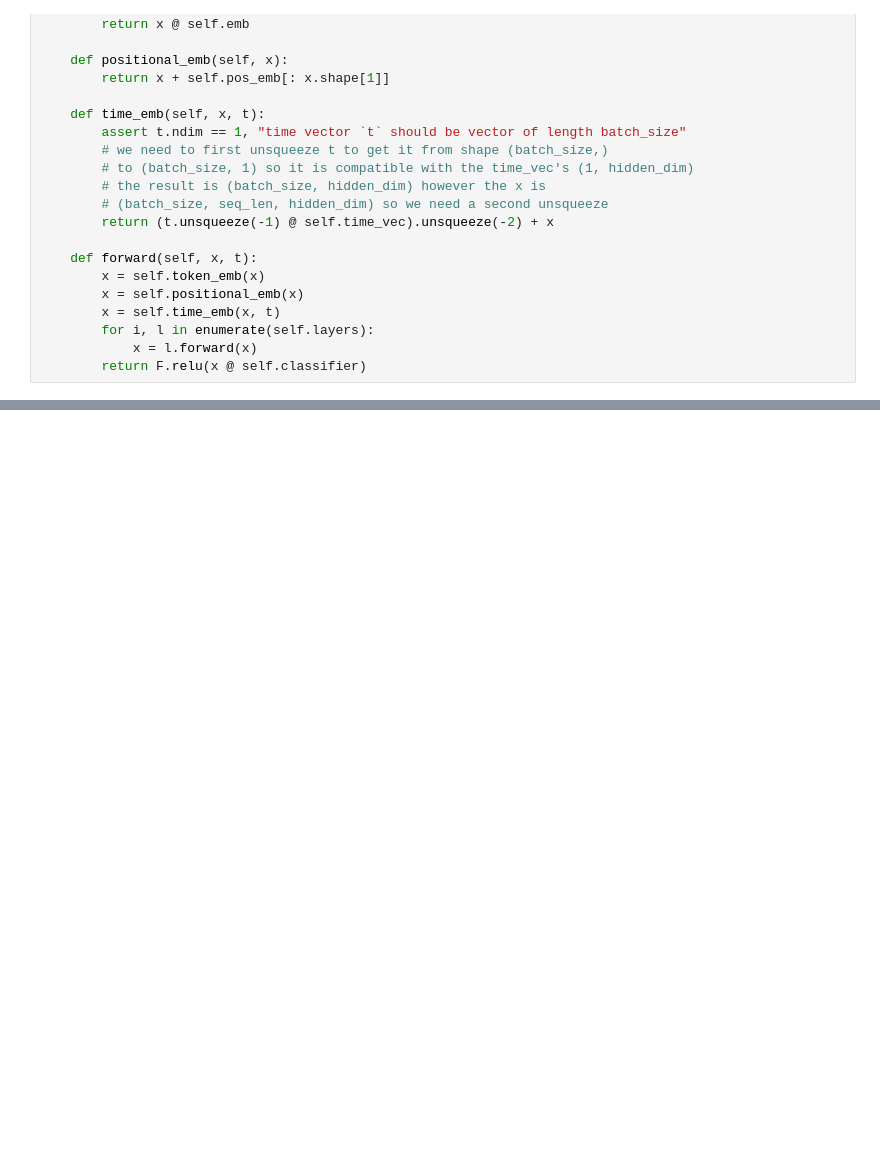
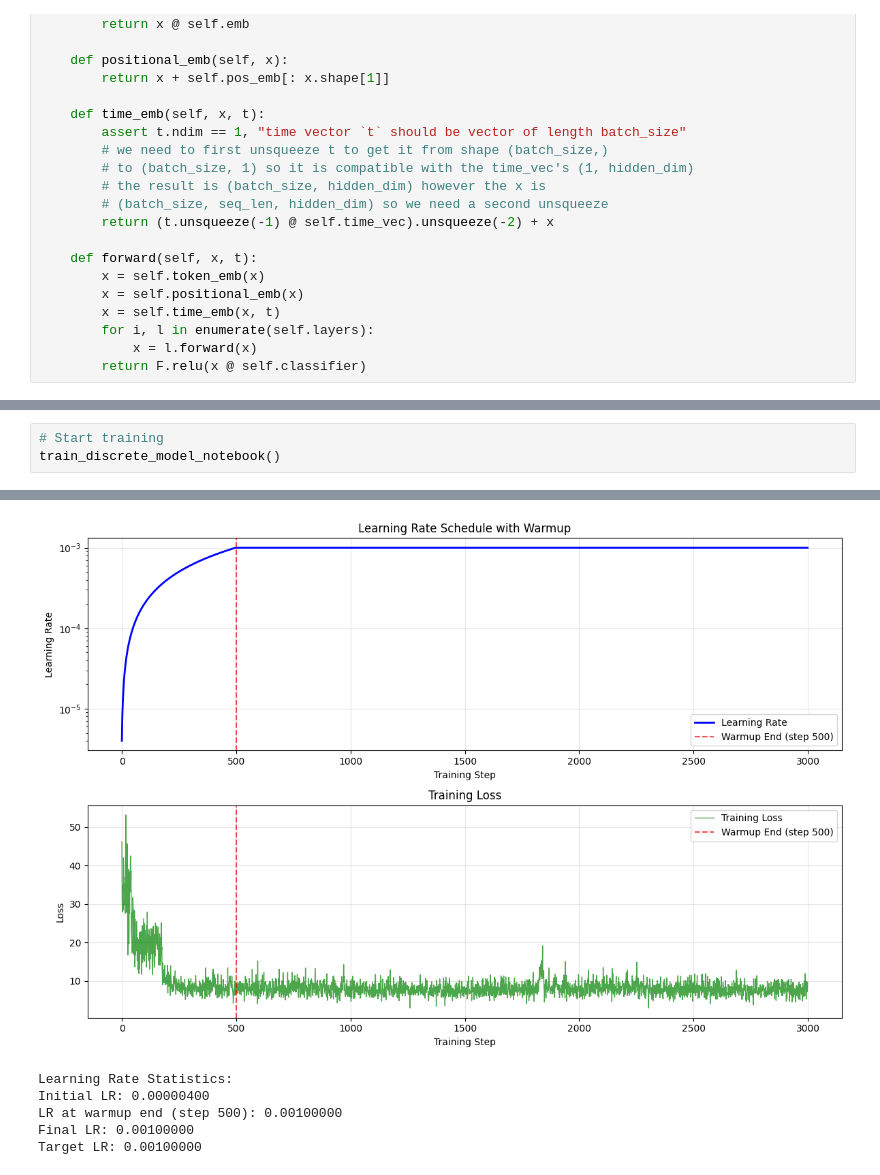
Before and after one commit to johng149/BayesianFlowNet, a Jupyter notebook: exp/learned_beta.ipynb, the cells around one changed output, grey strips where cells are left out. Drawn from its saved outputs; the diff is of its cells as text; blank space fills up the shorter version.

Commit message:
Trying to see if lr warmup helps

```diff
--- a/exp/learned_beta.ipynb
+++ b/exp/learned_beta.ipynb
@@ -355,0 +540,4 @@ Training completed!
+# %%
+# Start training
+train_discrete_model_notebook()
+# %% [output]
@@ -355,0 +561,6 @@ Training completed!
+[figure, added]
+Learning Rate Statistics:
+Initial LR: 0.00000400
+LR at warmup end (step 500): 0.00100000
+Final LR: 0.00100000
+Target LR: 0.00100000
```
Also changed, not shown: parts of 8 cells of this notebook.
